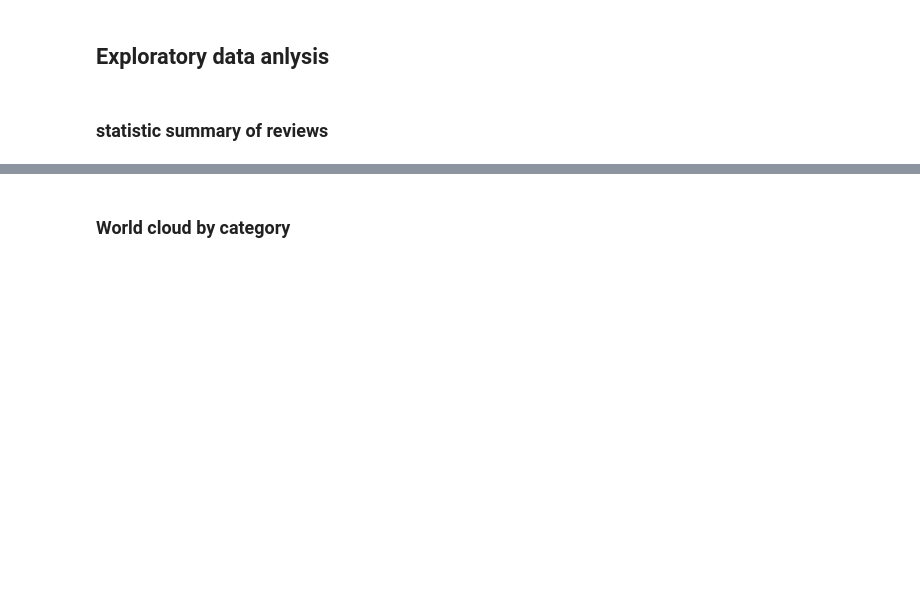
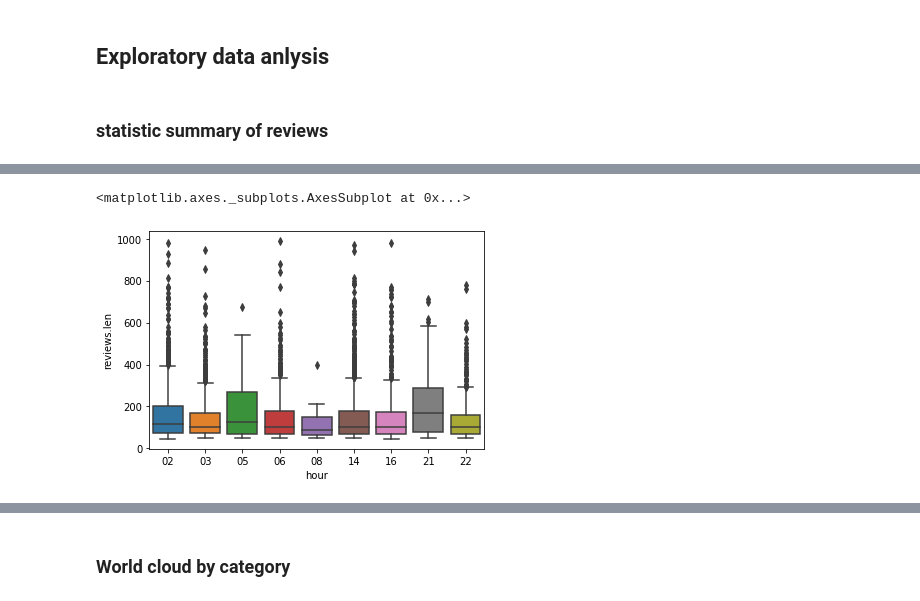
Before and after one commit to xuelin-amy/playground, a Jupyter notebook: consumer-reviews-of-amazon-products/Amazon Product Review Analysis.ipynb, the cells around one changed output, grey strips where cells are left out. Drawn from its saved outputs; the diff is of its cells as text; code cells hidden in the pictures; blank space fills up the shorter version.

```diff
--- a/consumer-reviews-of-amazon-products/Amazon Product Review Analysis.ipynb
+++ b/consumer-reviews-of-amazon-products/Amazon Product Review Analysis.ipynb
@@ -75,0 +102,5 @@ data[['dow','reviews.len']].boxplot(by = 'dow')
+# %%
+sns.boxplot('hour','reviews.len', data = data.query('`reviews.len` < 1000'))
+# %% [output]
+<matplotlib.axes._subplots.AxesSubplot at 0x...>
+[figure, added]
```
Also changed, not shown: parts of 24 cells of this notebook, 1 other file.
